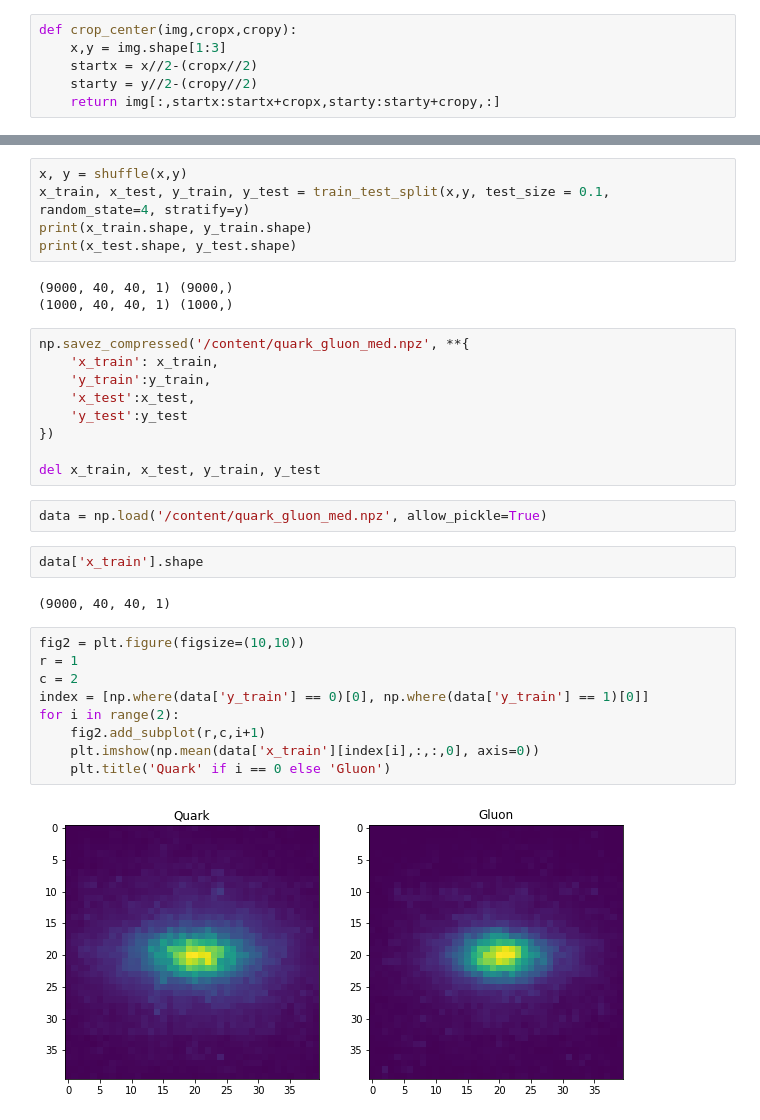
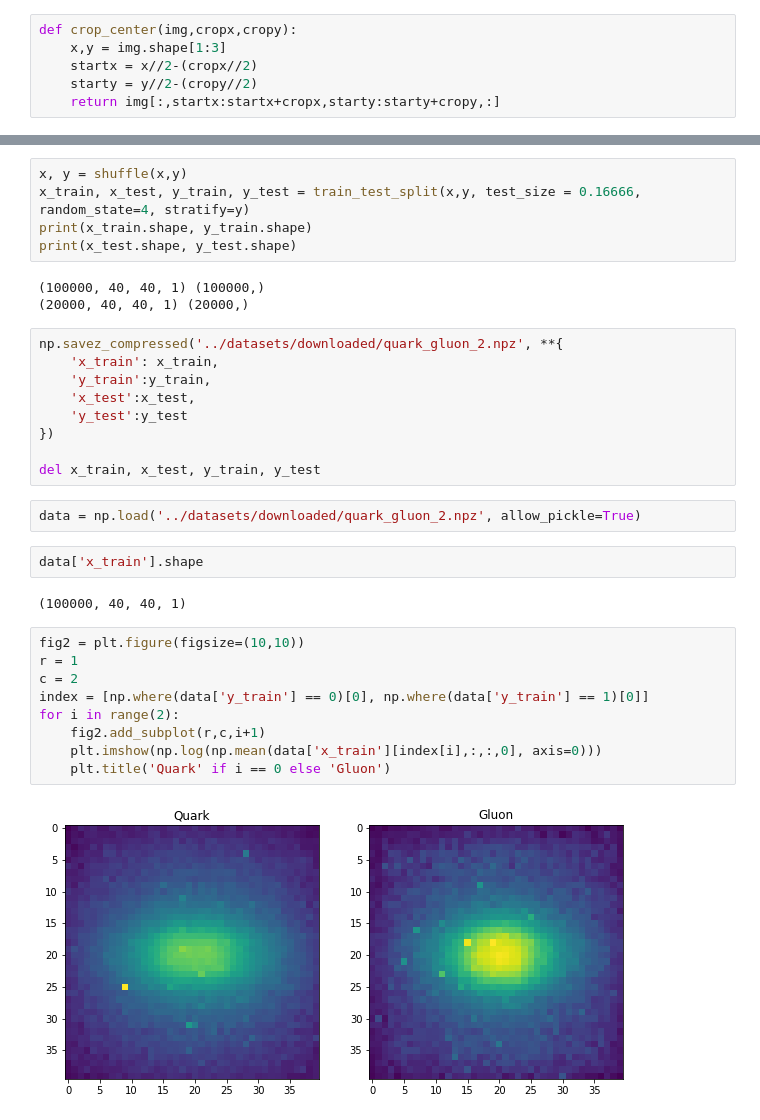
Before and after one commit to Gopal-Dahale/qml-hep-lhc, a Jupyter notebook: notebooks/Quark_Gluon_converter.ipynb, the cells around one changed output, grey strips where cells are left out. Drawn from its saved outputs; the diff is of its cells as text.

```diff
--- a/notebooks/Quark_Gluon_converter.ipynb
+++ b/notebooks/Quark_Gluon_converter.ipynb
@@ -122,13 +121,13 @@ print(x.shape, y.shape)
 # %%
 x, y = shuffle(x,y)
-x_train, x_test, y_train, y_test = train_test_split(x,y, test_size = 0.1, random_state=4, stratify=y)
+x_train, x_test, y_train, y_test = train_test_split(x,y, test_size = 0.16666, random_state=4, stratify=y)
 print(x_train.shape, y_train.shape)
 print(x_test.shape, y_test.shape)
 # %% [output]
-(9000, 40, 40, 1) (9000,)
-(1000, 40, 40, 1) (1000,)
+(100000, 40, 40, 1) (100000,)
+(20000, 40, 40, 1) (20000,)
 # %%
-np.savez_compressed('/content/quark_gluon_med.npz', **{
+np.savez_compressed('../datasets/downloaded/quark_gluon_2.npz', **{
     'x_train': x_train,
     'y_train':y_train,
     'x_test':x_test,
@@ -137,19 +136,19 @@ np.savez_compressed('/content/quark_gluon_med.npz', **{
 
 del x_train, x_test, y_train, y_test
 # %%
-data = np.load('/content/quark_gluon_med.npz', allow_pickle=True)
+data = np.load('../datasets/downloaded/quark_gluon_2.npz', allow_pickle=True)
 # %%
 data['x_train'].shape
 # %% [output]
-(9000, 40, 40, 1)
+(100000, 40, 40, 1)
 # %%
 fig2 = plt.figure(figsize=(10,10))
 r = 1
 c = 2
 index = [np.where(data['y_train'] == 0)[0], np.where(data['y_train'] == 1)[0]]
 for i in range(2):
     fig2.add_subplot(r,c,i+1)
-    plt.imshow(np.mean(data['x_train'][index[i],:,:,0], axis=0))
+    plt.imshow(np.log(np.mean(data['x_train'][index[i],:,:,0], axis=0)))
     plt.title('Quark' if i == 0 else 'Gluon')
 # %% [output]
-[figure, old version]
+[figure, new version]
```
Also changed, not shown: parts of 10 cells of this notebook, 1 other file.
